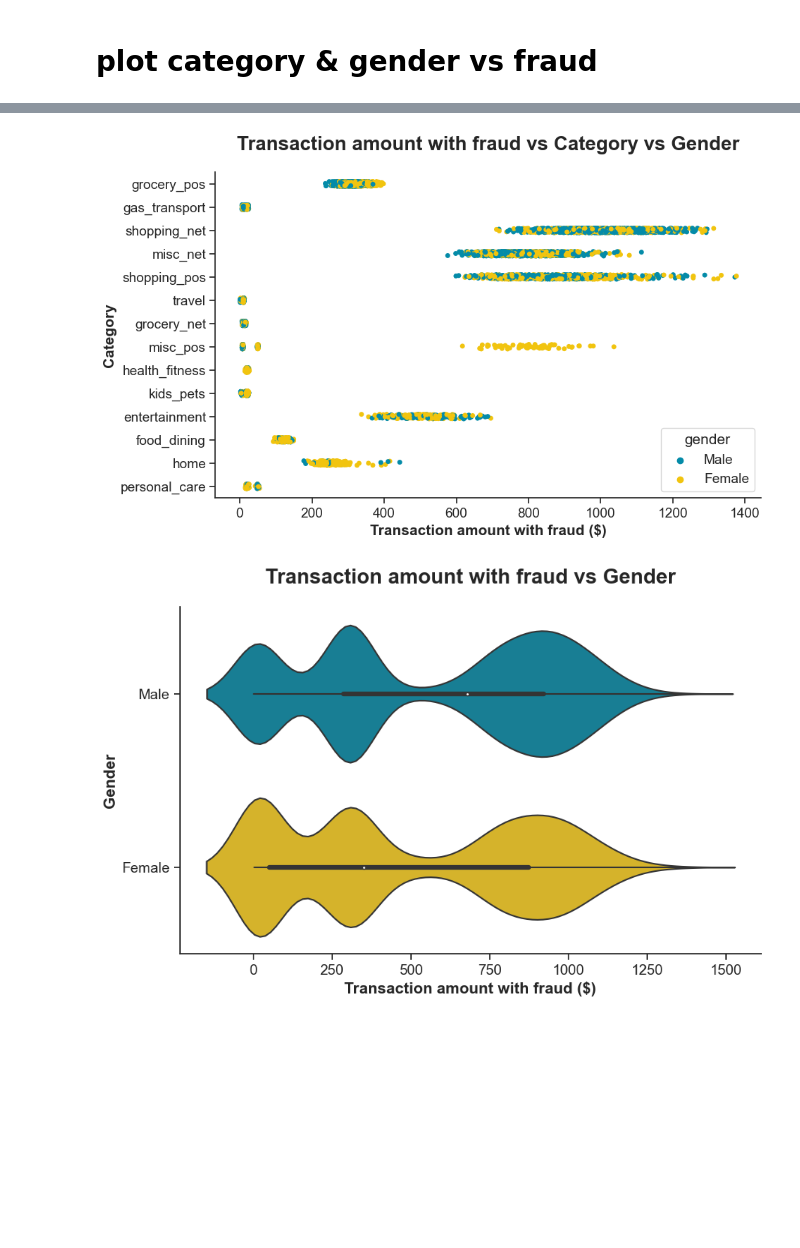
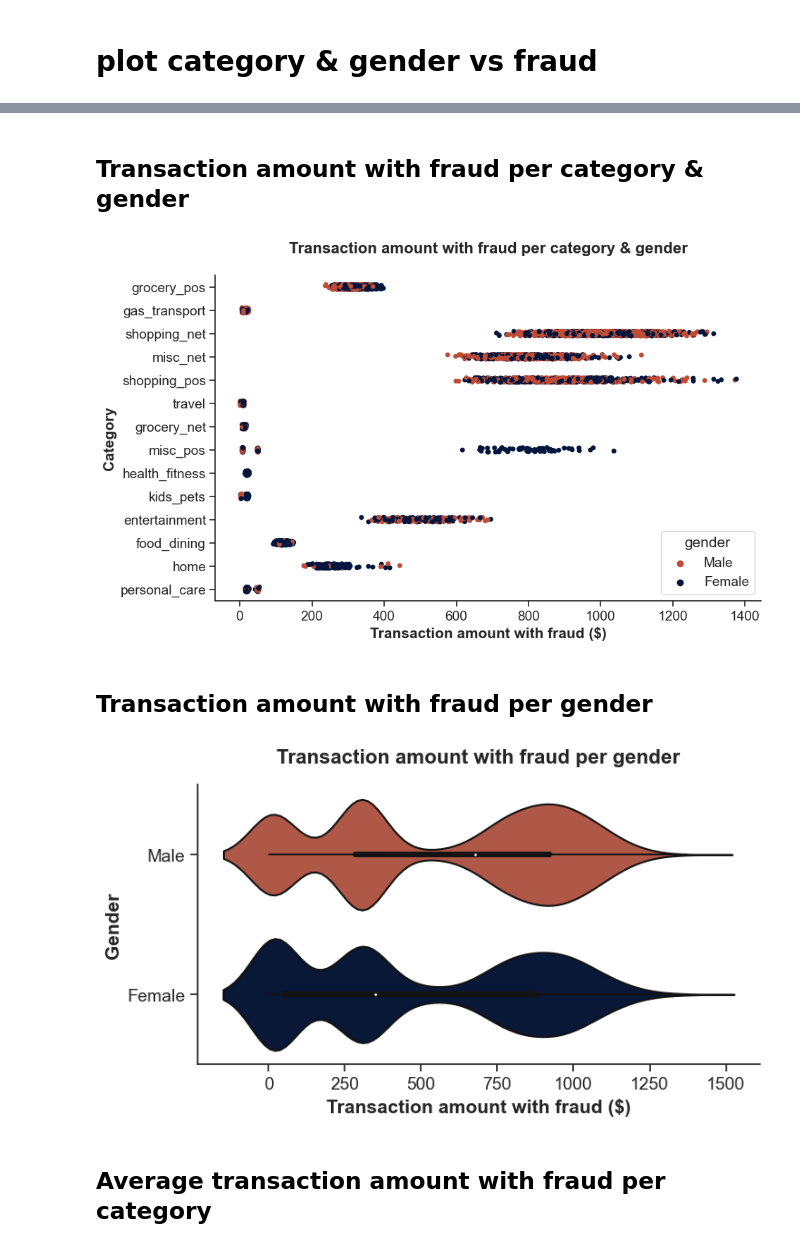
Before and after one commit to tanquangduong/Master-Fraud-Detection-for-Credit-Card-Transaction, a Jupyter notebook: eda-visualization.ipynb, the cells around one changed output, grey strips where cells are left out. Drawn from its saved outputs; the diff is of its cells as text; code cells hidden in the pictures; blank space fills up the shorter version.

```diff
--- a/eda-visualization.ipynb
+++ b/eda-visualization.ipynb
@@ -389,7 +395,7 @@ g.figure.savefig('./figs/Transaction distance vs Age vs Is fraud.png',dpi=300, b
 # Set figure
 plt.figure(figsize=(10,6))
 
-colors = ["#10B981", '#CC7666']
+colors = ["#C04C36", "#00163E"]
 
 custom_params = {"axes.spines.right": False, "axes.spines.top": False}
 sns.set_theme(style="ticks", rc=custom_params)
@@ -403,13 +409,14 @@ g = sns.catplot(y = 'age_intervals',
                 data=df_fraud,
                 hue='gender',
                 order=age_order,
+                width=0.8,
                 kind='box',
                 sym='',
                 aspect=2
            )
 
 # Set title, label, legend
-g.fig.suptitle('Transaction distance with fraud vs Age vs Gender', fontsize=20, fontweight='bold', y=1.05)
+g.fig.suptitle('Distribution of transaction distance with fraud per age group & gender', fontsize=16, fontweight='bold', y=1.05)
 g.set_xlabels('Transaction distance (miles)', fontsize=15, fontweight='bold')
 g.set_ylabels('Age', fontsize=15, fontweight='bold')
 
@@ -424,7 +433,7 @@ g.figure.savefig('./figs/Transaction distance with fraud vs Age vs Gender.png',d
 # Set the default seaborn style
 plt.figure(figsize=(10,6))
 
-colors = ['#00163E']
+colors = ['#C04C36']
 
 custom_params = {"axes.spines.right": False, "axes.spines.top": False}
 sns.set_theme(style="ticks", rc=custom_params)
@@ -438,7 +447,7 @@ g = sns.displot(df_fraud['transaction_amount'],
                 aspect=2)
 
 # Set title, label, legend
-g.fig.suptitle('Distribution for Transaction amount with Fraud', fontsize=20, fontweight='bold', y=1.05)
+g.fig.suptitle('Distribution for transaction amount with fraud', fontsize=16, fontweight='bold', y=1.05)
 g.set_xlabels('Transaction amount ($)', fontsize=15, fontweight='bold')
 g.set_ylabels('Count', fontsize=15, fontweight='bold')
 g.set(xticks=list(np.arange(0, 1401,100)))
@@ -454,7 +465,7 @@ g.figure.savefig('./figs/Distribution for Transaction amount with Fraud.png',dpi
 # Set seaborn style
 plt.figure(figsize=(10,6))
 
-colors = ['#00163E']
+colors = ['#C04C36']
 
 custom_params = {"axes.spines.right": False, "axes.spines.top": False}
 sns.set_theme(style="ticks", rc=custom_params)
@@ -468,7 +479,7 @@ g = sns.displot(df_fraud['transaction_distance'],
                 aspect=2)
 
 # Set title, label, legend
-g.fig.suptitle('Distribution for Transaction distance with Fraud', fontsize=20, fontweight='bold', y=1.05)
+g.fig.suptitle('Distribution for Transaction distance with fraud', fontsize=16, fontweight='bold', y=1.05)
 g.set_xlabels('Transaction distance (miles)', fontsize=15, fontweight='bold')
 g.set_ylabels('Count', fontsize=15, fontweight='bold')
 g.set(xticks=list(np.arange(0, 1.41, 0.1)))
@@ -483,13 +494,15 @@ g.figure.savefig('./figs/Distribution for Transaction distance with Fraud.png',d
+# %% [markdown]
+## Transaction amount with fraud per category & gender
 # %%
 plt.figure(figsize=(10,6))
 
-colors = ["#048BA8", "#F1C40F"]
+colors = ["#C04C36", "#00163E"]
 custom_params = {"axes.spines.right": False, "axes.spines.top": False}
 sns.set_theme(style="ticks", rc=custom_params)
 sns.set_context("notebook", font_scale=1.25)
 sns.set_palette(sns.color_palette(colors))
 
-# Create stripplot
+# Create count plot with region on the y-axis
 g = sns.stripplot(data=df_fraud,
                   x='transaction_amount',
                   y='category',
@@ -497,7 +510,7 @@ g = sns.stripplot(data=df_fraud,
                   jitter=True)
 
 # Set title, label, legend
-g.set_title('Transaction amount with fraud vs Category vs Gender', fontsize=20, fontweight='bold', y=1.05)
+g.set_title('Transaction amount with fraud per category & gender', fontsize=16, fontweight='bold', y=1.05)
 g.set_xlabel('Transaction amount with fraud ($)', fontsize=15, fontweight='bold')
 g.set_ylabel('Category', fontsize=15, fontweight='bold')
 
@@ -506,30 +519,34 @@ plt.show()
 
 g.figure.savefig('./figs/Transaction amount with fraud vs Category vs Gender.png',dpi=300, bbox_inches='tight')
 # %% [output]
-[figure, old version]
+[figure, new version]
+# %% [markdown]
+## Transaction amount with fraud per gender
 # %%
-plt.figure(figsize=(10,6))
+plt.figure(figsize=(8,4))
 
-colors = ["#048BA8", "#F1C40F"]
+colors = ["#C04C36", "#00163E"]
 custom_params = {"axes.spines.right": False, "axes.spines.top": False}
 sns.set_theme(style="ticks", rc=custom_params)
 sns.set_context("notebook", font_scale=1.25)
 sns.set_palette(sns.color_palette(colors))
 
-# Create the violinplot
+# Create the stripplot
 g = sns.violinplot(data=df_fraud,
                    x='transaction_amount',
                    y='gender',
 #               palette='husl'
              )
 
 # Set title, label, legend
-g.set_title('Transaction amount with fraud vs Gender', fontsize=20, fontweight='bold', y=1.05)
+g.set_title('Transaction amount with fraud per gender', fontsize=16, fontweight='bold', y=1.05)
 g.set_xlabel('Transaction amount with fraud ($)', fontsize=15, fontweight='bold')
 g.set_ylabel('Gender', fontsize=15, fontweight='bold')
 
 plt.show()
 
 g.figure.savefig('./figs/Transaction amount with fraud vs Gender.png',dpi=300, bbox_inches='tight')
 # %% [output]
-[figure, old version]
+[figure, new version]
+# %% [markdown]
+## Average transaction amount with fraud per category
```
Also changed, not shown: parts of 57 cells of this notebook, 3 other files.
